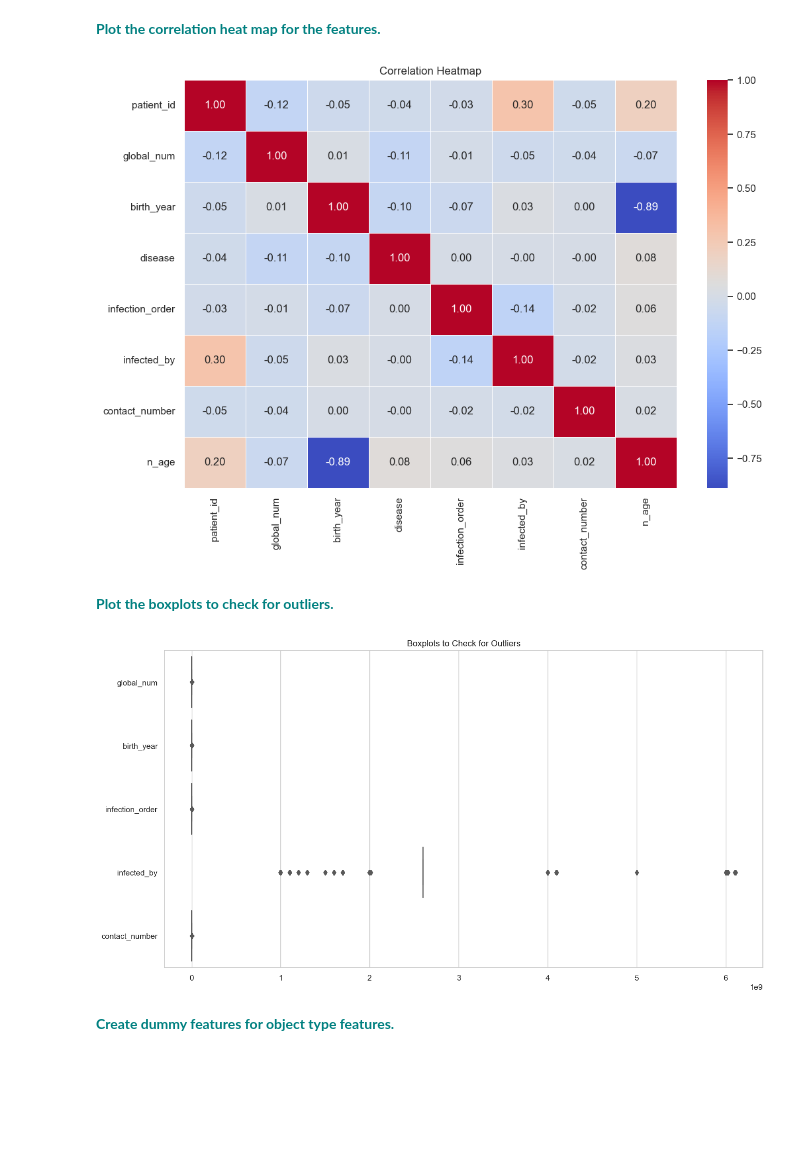
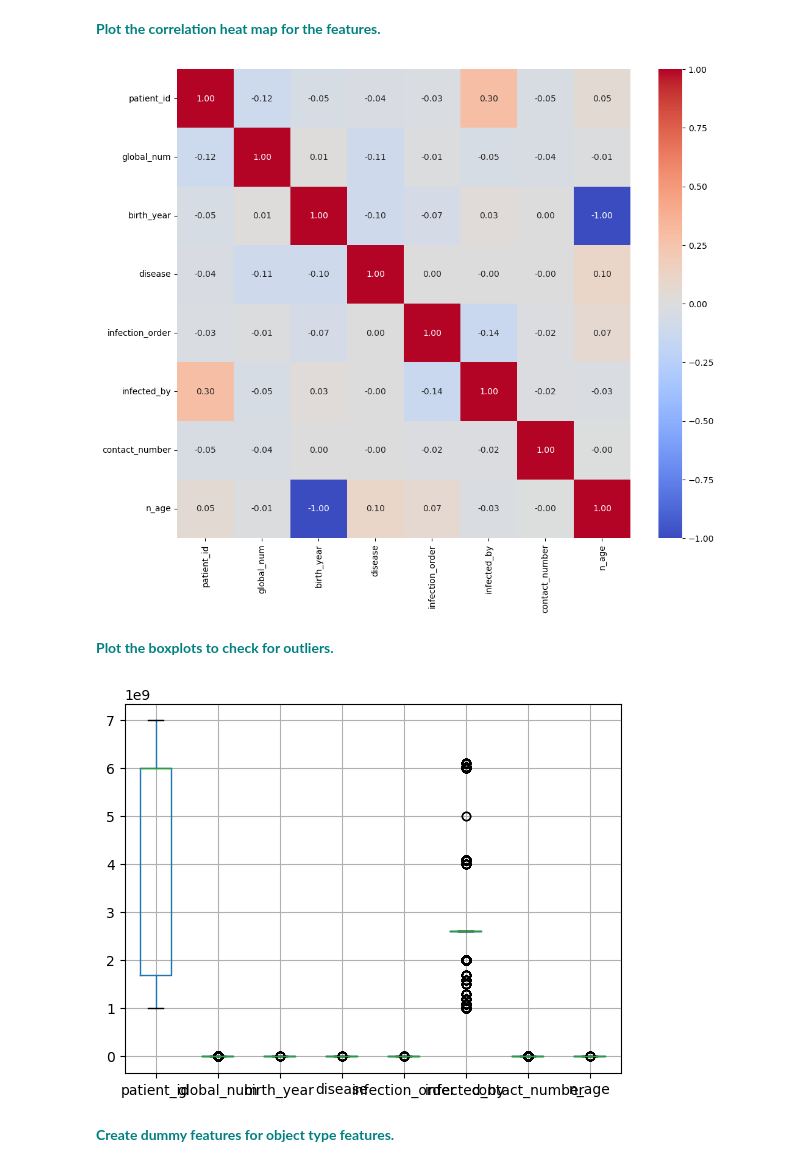
Before and after one commit to JTK112/Springboard--Joshua-D., a Jupyter notebook: RandomForest_casestudy_covid19.ipynb, the cells around one changed output. Cells and saved outputs as stored; diff of their text form; code cells hidden in the pictures; blank space fills up the shorter version.

```diff
--- a/RandomForest_casestudy_covid19.ipynb
+++ b/RandomForest_casestudy_covid19.ipynb
@@ -164,7 +188,2 @@ df['disease'] = df['disease'].map({True: 1, False: 0})
 # %% [markdown]
  **<font color='teal'> Fill null values in the following columns with their mean: 'global_number','birth_year','infection_order','infected_by'and 'contact_number'</font>**
-# %%
-columns_to_fill_mean = ['global_num', 'birth_year', 'infection_order', 'infected_by', 'contact_number']
-
-# Fill null values with the mean of each column
-df[columns_to_fill_mean] = df[columns_to_fill_mean].apply(lambda x: x.fillna(x.mean()))
@@ -171,7 +265,28 @@ df[columns_to_fill_mean] = df[columns_to_fill_mean].apply(lambda x: x.fillna(x.m
 # %% [markdown]
  **<font color='teal'> Fill the rest of the missing values with any method.</font>**
-# %%
-df.fillna(method='ffill', inplace=True)
+# %%
+#df.fillna(method='ffill', inplace=True)
+
+df['sex']=df['sex'].replace(to_replace =np.nan,
+                 value = 'missing')
+
+
+
+
+df['city']=df['city'].replace(to_replace =np.nan,
+                 value = 'missing')
+
+
+df['infection_case']=df['infection_case'].replace(to_replace =np.nan,
+                 value = 'missing')
+
+df['state']=df['state'].replace(to_replace =np.nan,
+                 value = 'missing')
+df['province']=df['province'].replace(to_replace =np.nan,
+                 value = 'missing')
+
+df['country']=df['country'].replace(to_replace =np.nan,
+                 value = 'missing')
 # %% [markdown]
  **<font color='teal'> Check for any remaining null values.</font>**
 # %%
@@ -296,30 +413,39 @@ vn
 # %% [markdown]
 **<font color='teal'> Plot the correlation heat map for the features.</font>**
 # %%
+#numeric_columns = df.select_dtypes(include=['float64', 'int64']).columns
+#correlation_matrix = df[numeric_columns].corr()
+
+# Plot the correlation heatmap
+#plt.figure(figsize=(12, 8))
+#sns.heatmap(correlation_matrix, annot=True, cmap="coolwarm", fmt=".2f", linewidths=.5)
+#plt.title("Correlation Heatmap")
+#plt.show()
+
 numeric_columns = df.select_dtypes(include=['float64', 'int64']).columns
 correlation_matrix = df[numeric_columns].corr()
 
-# Plot the correlation heatmap
-plt.figure(figsize=(12, 8))
-sns.heatmap(correlation_matrix, annot=True, cmap="coolwarm", fmt=".2f", linewidths=.5)
-plt.title("Correlation Heatmap")
+plt.subplots(figsize=(12, 10))
+sns.heatmap(correlation_matrix, annot=True, cmap='coolwarm', fmt=".2f")
 plt.show()
 # %% [output]
-[figure, old version]
+[figure, new version]
 # %% [markdown]
 **<font color='teal'> Plot the boxplots to check for outliers. </font>**
 # %%
-sns.set(style="whitegrid")
+boxplot = df.boxplot()
+
+#sns.set(style="whitegrid")
 
 # Specify the columns you want to check for outliers
-columns_to_check = ['global_num', 'birth_year', 'infection_order', 'infected_by', 'contact_number']
+#columns_to_check = ['global_num', 'birth_year', 'infection_order', 'infected_by', 'contact_number']
 
 # Plot boxplots for each selected column
-plt.figure(figsize=(15, 8))
-sns.boxplot(data=df[columns_to_check], orient="h", palette="Set2")
-plt.title("Boxplots to Check for Outliers")
-plt.show()
+#plt.figure(figsize=(15, 8))
+#sns.boxplot(data=df[columns_to_check], orient="h", palette="Set2")
+#plt.title("Boxplots to Check for Outliers")
+#plt.show()
 # %% [output]
-[figure, old version]
+[figure, new version]
 # %% [markdown]
 **<font color='teal'> Create dummy features for object type features. </font>**
```
Also changed, not shown: parts of 21 cells of this notebook.
